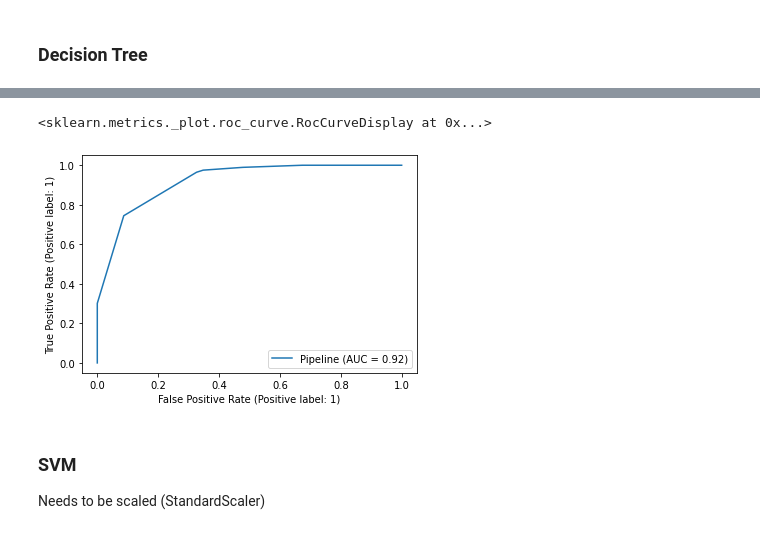
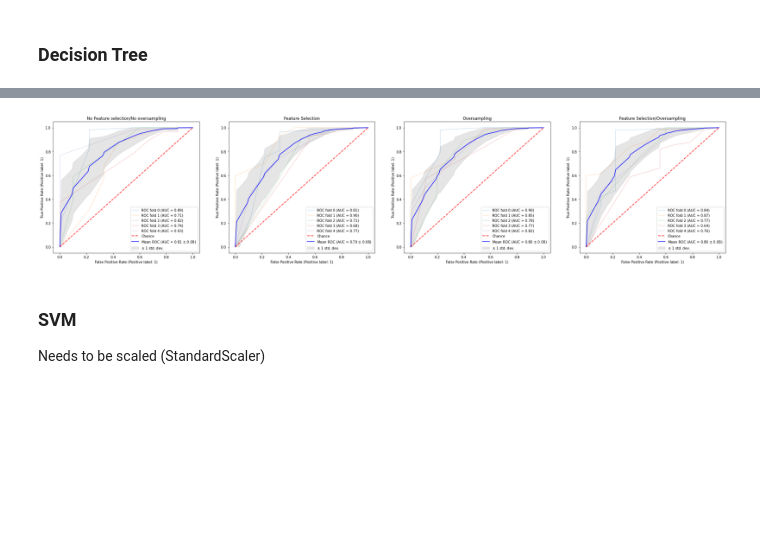
Before and after one commit to Educorreia932/FEUP-AC, a Jupyter notebook: Data Mining Project/notebooks/prediction.ipynb, the cells around one changed output, grey strips where cells are left out. Drawn from its saved outputs; the diff is of its cells as text; code cells hidden in the pictures; blank space fills up the shorter version.

Commit message:
Added roc curves and fixed target value

```diff
--- a/Data Mining Project/notebooks/prediction.ipynb
+++ b/Data Mining Project/notebooks/prediction.ipynb
@@ -58,10 +55,7 @@ Pipeline(steps=[('model',
-# %%
-from sklearn.metrics import RocCurveDisplay
-
-RocCurveDisplay.from_estimator(dt.best_estimator_, train_df.drop(columns_to_drop, axis=1), train_df[target_column])
-# %% [output]
-<sklearn.metrics._plot.roc_curve.RocCurveDisplay at 0x...>
-[figure, removed]
+# %%
+plotROC([dt, dt_fs, dt_os, dt_fs_os], train_df, columns_to_drop, target_column, scaler=None)
+# %% [output]
+[figure, added]
 # %% [markdown]
 ### SVM
 Needs to be scaled (StandardScaler)
```
Also changed, not shown: parts of 18 cells of this notebook, 1 other file.
